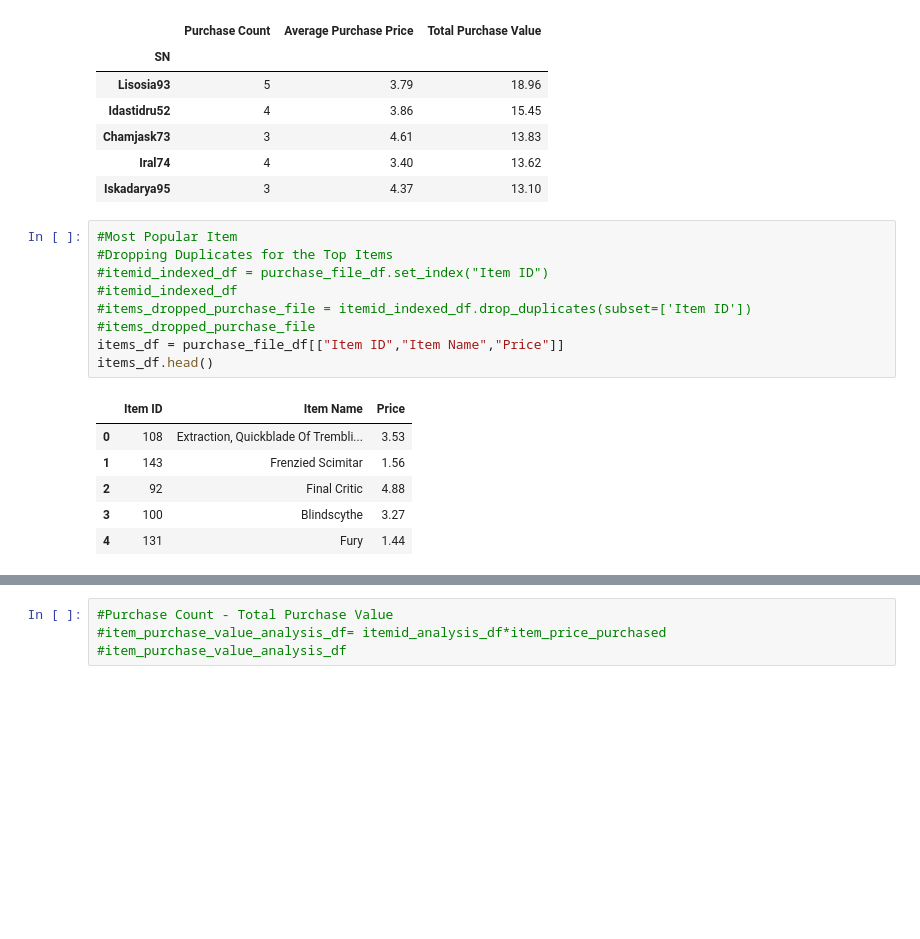
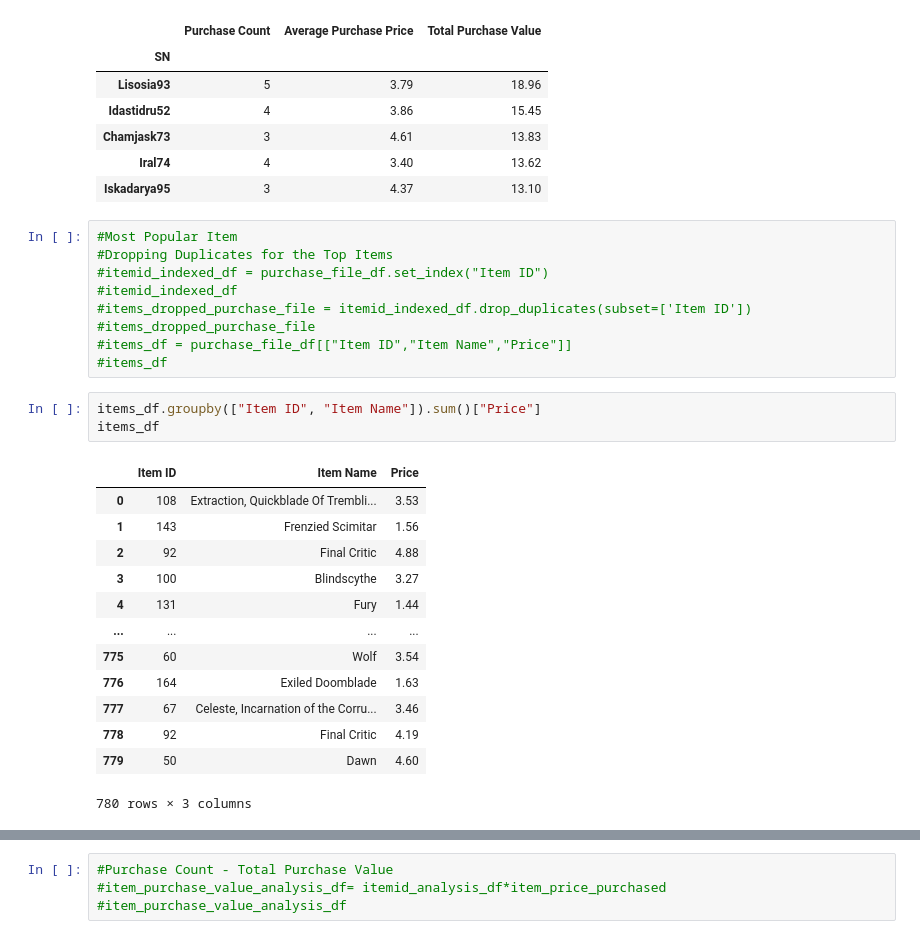
Before and after one commit to rmaher314/HW4_Pandas, a Jupyter notebook: HW4_Heroes_of_Pymoli.ipynb, the cells around one changed output, grey strips where cells are left out. Cells and saved outputs as stored; diff of their text form; blank space fills up the shorter version.

```diff
--- a/HW4_Heroes_of_Pymoli.ipynb
+++ b/HW4_Heroes_of_Pymoli.ipynb
@@ -235,12 +229,22 @@ top_5_spenders_df.head()
 #itemid_indexed_df
 #items_dropped_purchase_file = itemid_indexed_df.drop_duplicates(subset=['Item ID'])
 #items_dropped_purchase_file
-items_df = purchase_file_df[["Item ID","Item Name","Price"]]
-items_df.head()
+#items_df = purchase_file_df[["Item ID","Item Name","Price"]]
+#items_df
-# %% [output]
-|  | Item ID | Item Name | Price |
-| 0 | 108 | Extraction, Quickblade Of Trembli... | 3.53 |
-| 1 | 143 | Frenzied Scimitar | 1.56 |
-| 2 | 92 | Final Critic | 4.88 |
-| 3 | 100 | Blindscythe | 3.27 |
-| 4 | 131 | Fury | 1.44 |
+# %%
+items_df.groupby(["Item ID", "Item Name"]).sum()["Price"]
+items_df
+# %% [output]
+|  | Item ID | Item Name | Price |
+| 0 | 108 | Extraction, Quickblade Of Trembli... | 3.53 |
+| 1 | 143 | Frenzied Scimitar | 1.56 |
+| 2 | 92 | Final Critic | 4.88 |
+| 3 | 100 | Blindscythe | 3.27 |
+| 4 | 131 | Fury | 1.44 |
+| ... | ... | ... | ... |
+| 775 | 60 | Wolf | 3.54 |
+| 776 | 164 | Exiled Doomblade | 1.63 |
+| 777 | 67 | Celeste, Incarnation of the Corru... | 3.46 |
+| 778 | 92 | Final Critic | 4.19 |
+| 779 | 50 | Dawn | 4.60 |
+780 rows × 3 columns
```
Also changed, not shown: parts of 15 cells of this notebook.
